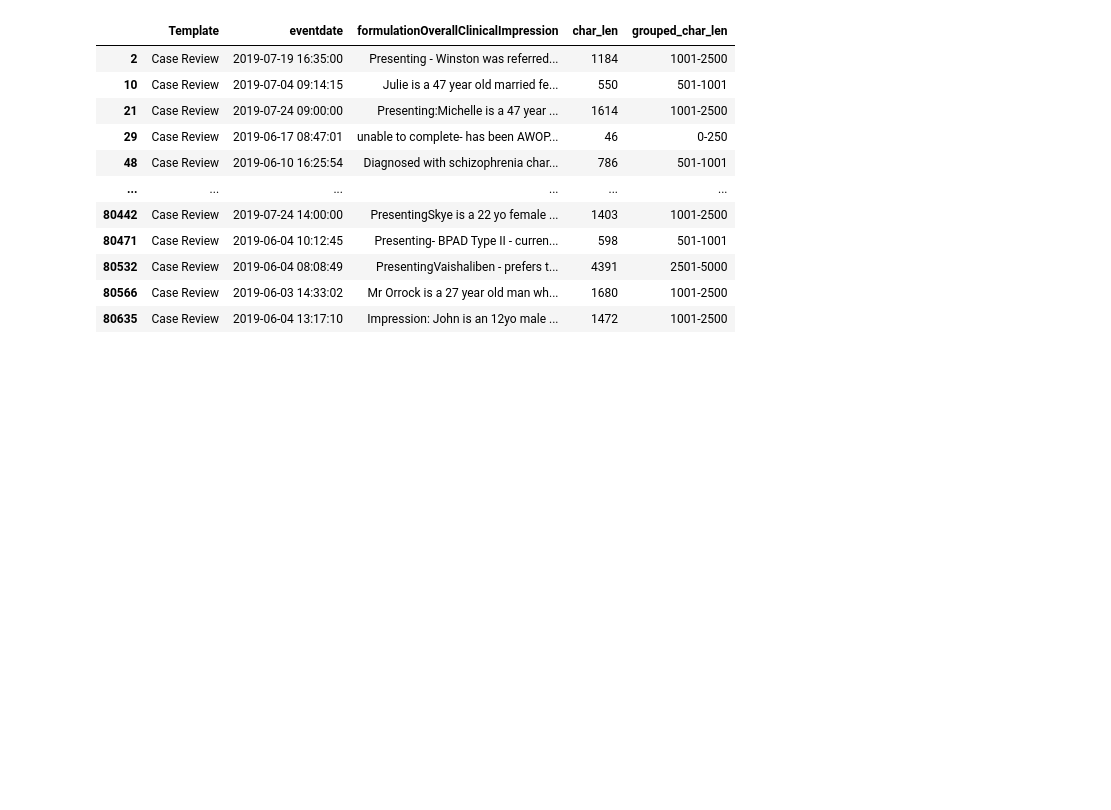
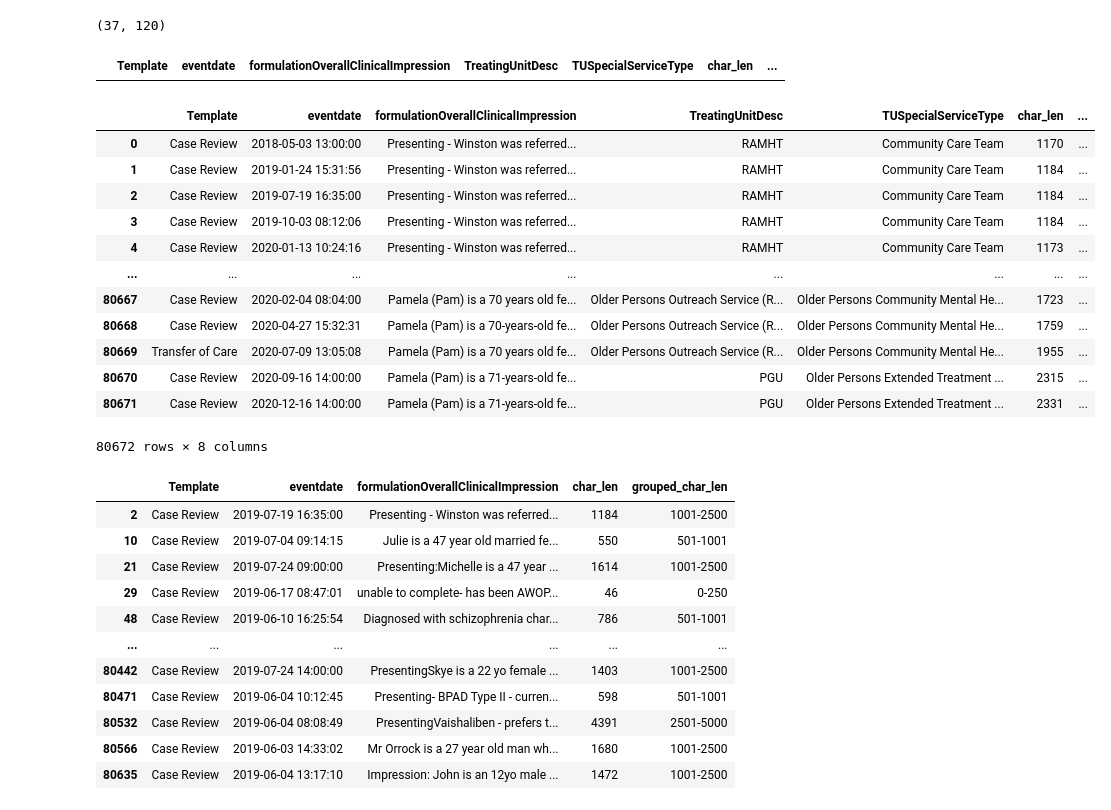
Before and after one commit to KnHuq/healthai, a Jupyter notebook: notebooks/load_analyse_data.ipynb, the cells around one changed output. Cells and saved outputs as stored; diff of their text form; code cells hidden in the pictures; blank space fills up the shorter version.

```diff
--- a/notebooks/load_analyse_data.ipynb
+++ b/notebooks/load_analyse_data.ipynb
@@ -26,3 +38,6 @@ NameError: name 'DATA_DF' is not defined
 # %%
 DATA  = "/Users/kazinazmulhaque/work/QH/data/data.csv"
 DATA_DF = pd.read_csv(DATA)
+# %%
+# CREATE NEW collumn suming these two columns "TreatingUnitDesc", "TUSpecialServiceType"
+DATA_DF['unit_service'] = DATA_DF['TreatingUnitDesc'] + "_" + DATA_DF['TUSpecialServiceType']
@@ -40,0 +59,30 @@ DATA_DF['eventdate'] = pd.to_datetime(DATA_DF['eventdate'])
+# %%
+# unique values
+from collections import Counter
+len(list(DATA_DF['TUSpecialServiceType'].unique())), len(list(DATA_DF['TreatingUnitDesc'].unique()))
+# %% [output]
+(37, 120)
+# %%
+filtered_df = DATA_DF[
+    (DATA_DF['TreatingUnitDesc'] == "RAMHT") &
+    (DATA_DF['TUSpecialServiceType'] == "Community Care Team")
+]
+filtered_df
+# %% [output]
+|  | Template | eventdate | formulationOverallClinicalImpression | TreatingUnitDesc | TUSpecialServiceType | char_len | ... |
+# %%
+DATA_DF
+# %% [output]
+|  | Template | eventdate | formulationOverallClinicalImpression | TreatingUnitDesc | TUSpecialServiceType | char_len | ... |
+| 0 | Case Review | 2018-05-03 13:00:00 | Presenting - Winston was referred... | RAMHT | Community Care Team | 1170 | ... |
+| 1 | Case Review | 2019-01-24 15:31:56 | Presenting - Winston was referred... | RAMHT | Community Care Team | 1184 | ... |
+| 2 | Case Review | 2019-07-19 16:35:00 | Presenting - Winston was referred... | RAMHT | Community Care Team | 1184 | ... |
+| 3 | Case Review | 2019-10-03 08:12:06 | Presenting - Winston was referred... | RAMHT | Community Care Team | 1184 | ... |
+| 4 | Case Review | 2020-01-13 10:24:16 | Presenting - Winston was referred... | RAMHT | Community Care Team | 1173 | ... |
+| ... | ... | ... | ... | ... | ... | ... | ... |
+| 80667 | Case Review | 2020-02-04 08:04:00 | Pamela (Pam) is a 70 years old fe... | Older Persons Outreach Service (R... | Older Persons Community Mental He... | 1723 | ... |
+| 80668 | Case Review | 2020-04-27 15:32:31 | Pamela (Pam) is a 70-years-old fe... | Older Persons Outreach Service (R... | Older Persons Community Mental He... | 1759 | ... |
+| 80669 | Transfer of Care | 2020-07-09 13:05:08 | Pamela (Pam) is a 70 years old fe... | Older Persons Outreach Service (R... | Older Persons Community Mental He... | 1955 | ... |
+| 80670 | Case Review | 2020-09-16 14:00:00 | Pamela (Pam) is a 71-years-old fe... | PGU | Older Persons Extended Treatment ... | 2315 | ... |
+| 80671 | Case Review | 2020-12-16 14:00:00 | Pamela (Pam) is a 71-years-old fe... | PGU | Older Persons Extended Treatment ... | 2331 | ... |
+80672 rows × 8 columns
```
Also changed, not shown: parts of 8 cells of this notebook, 2 other files.
